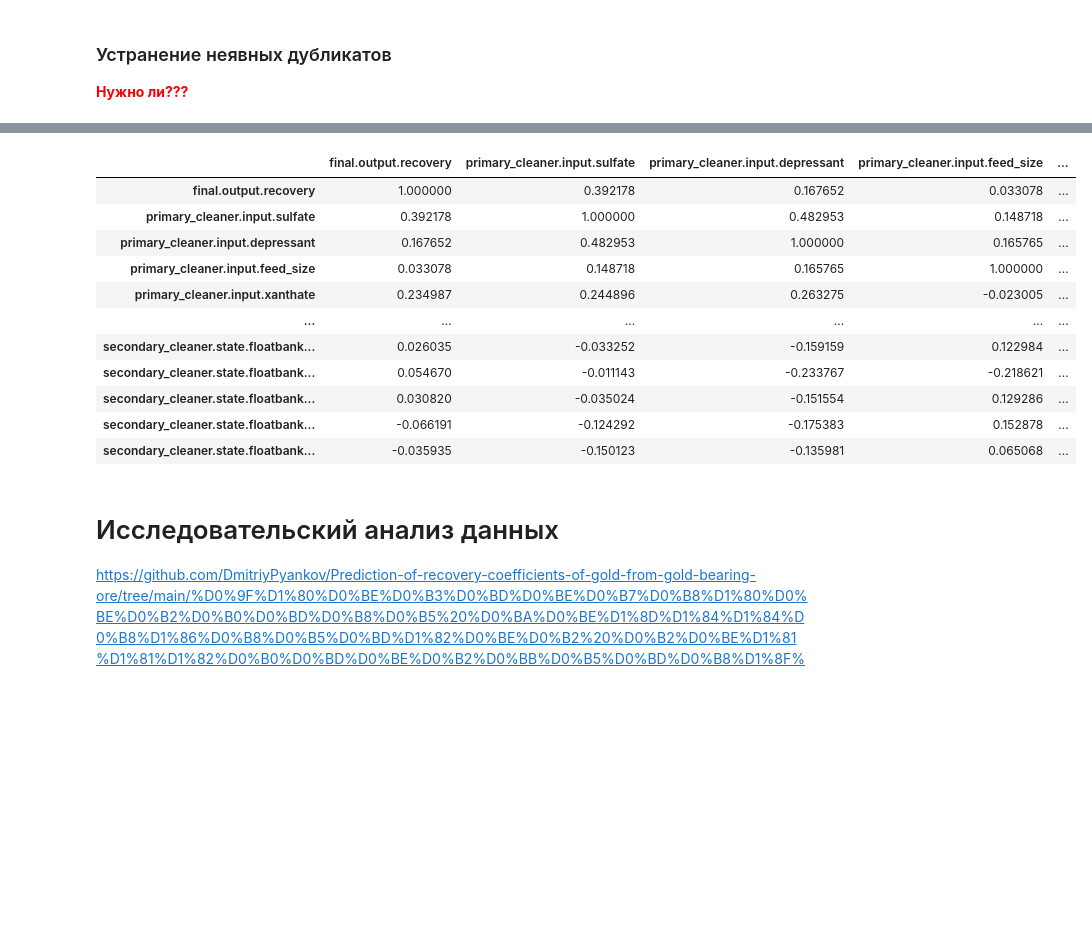
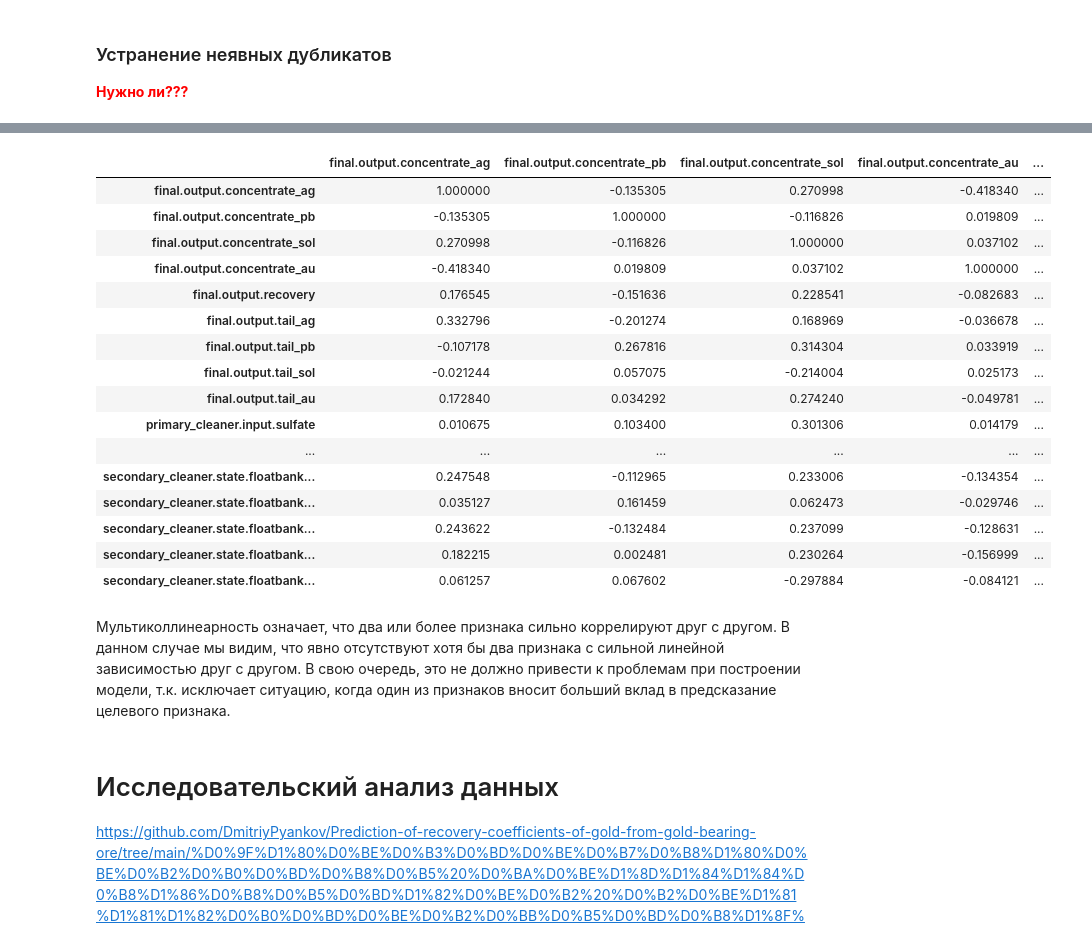
Before and after one commit to trofimovelijah/data-analysis-tools, a Jupyter notebook: 04-recovery_gold_from_ore.ipynb, the cells around one changed output, grey strips where cells are left out. Saved outputs shown, nothing was run; the diff lists cells and outputs as text; code cells hidden in the pictures; blank space fills up the shorter version.

Commit message:
add 04.update metal concentrate

```diff
--- a/04-recovery_gold_from_ore.ipynb
+++ b/04-recovery_gold_from_ore.ipynb
@@ -278,11 +267,11 @@ data_train_clr.shape
 # %%
-fig, axes = plt.subplots(nrows=(len(data_train_clr.columns)-1)//5+1, ncols=5, figsize=(20, 45))
+fig, axes = plt.subplots(nrows=(len(data_train.columns)-1)//7+1, ncols=7, figsize=(20, 45))
 
-for i, column in enumerate(data_train_clr.columns):
+for i, column in enumerate(data_train.columns):
     if column != 'date':
         row = i // axes.shape[1]
         col = i % axes.shape[1]
-        data_train_clr.boxplot(column=column, ax=axes[row, col])
+        data_train.boxplot(column=column, ax=axes[row, col])
 
 plt.tight_layout()
 plt.show()
@@ -301,5 +290,5 @@ plt.show()
 # %% [output]
 [figure]
 # %%
-data_train_clr = data_train_clr[(data_train_clr['final.output.recovery'] > 50) & (data_train_clr['final.output.recovery'] < 88)]
+data_train_clr = data_train[(data_train['final.output.recovery'] > 50) & (data_train['final.output.recovery'] < 88)]
 data_train_clr = data_train_clr[(data_train_clr['rougher.output.recovery'] > 66) & (data_train_clr['rougher.output.recovery'] != 100)]
@@ -305,0 +297,3 @@ data_train_clr = data_train_clr[(data_train_clr['rougher.output.recovery'] > 66)
+# %%
+for column in data_train_clr.columns:
+    data_train_clr = data_train_clr[data_train_clr[column] != 0]
@@ -347,2 +350,3 @@ print(f'Суммарное число пропусков {data_train_clr.isnull(
 # %%
-data_train_clr = data_train_clr.interpolate(method='linear', inplace=False)
+data_train_clr.dropna(subset=['secondary_cleaner.output.tail_sol'], inplace=True)
+data_train_clr.interpolate(method='linear', inplace=True)
@@ -379,20 +391,27 @@ data_test_tar.dropna(inplace=True)
 # %%
-#pd.set_option('display.max_columns', None)
-correlation_matrix = data_train_clr.drop('date', axis=1).corr()
-correlation_matrix
+pd.set_option('display.max_rows', None)
+correlation_matrix_train = data_train_clr.drop('date', axis=1).corr()
+correlation_matrix_train
 # %% [output]
-|  | final.output.recovery | primary_cleaner.input.sulfate | primary_cleaner.input.depressant | primary_cleaner.input.feed_size | ... |
-| final.output.recovery | 1.000000 | 0.392178 | 0.167652 | 0.033078 | ... |
-| primary_cleaner.input.sulfate | 0.392178 | 1.000000 | 0.482953 | 0.148718 | ... |
-| primary_cleaner.input.depressant | 0.167652 | 0.482953 | 1.000000 | 0.165765 | ... |
-| primary_cleaner.input.feed_size | 0.033078 | 0.148718 | 0.165765 | 1.000000 | ... |
-| primary_cleaner.input.xanthate | 0.234987 | 0.244896 | 0.263275 | -0.023005 | ... |
+|  | final.output.concentrate_ag | final.output.concentrate_pb | final.output.concentrate_sol | final.output.concentrate_au | ... |
+| final.output.concentrate_ag | 1.000000 | -0.135305 | 0.270998 | -0.418340 | ... |
+| final.output.concentrate_pb | -0.135305 | 1.000000 | -0.116826 | 0.019809 | ... |
+| final.output.concentrate_sol | 0.270998 | -0.116826 | 1.000000 | 0.037102 | ... |
+| final.output.concentrate_au | -0.418340 | 0.019809 | 0.037102 | 1.000000 | ... |
+| final.output.recovery | 0.176545 | -0.151636 | 0.228541 | -0.082683 | ... |
+| final.output.tail_ag | 0.332796 | -0.201274 | 0.168969 | -0.036678 | ... |
+| final.output.tail_pb | -0.107178 | 0.267816 | 0.314304 | 0.033919 | ... |
+| final.output.tail_sol | -0.021244 | 0.057075 | -0.214004 | 0.025173 | ... |
+| final.output.tail_au | 0.172840 | 0.034292 | 0.274240 | -0.049781 | ... |
+| primary_cleaner.input.sulfate | 0.010675 | 0.103400 | 0.301306 | 0.014179 | ... |
 | ... | ... | ... | ... | ... | ... |
-| secondary_cleaner.state.floatbank... | 0.026035 | -0.033252 | -0.159159 | 0.122984 | ... |
-| secondary_cleaner.state.floatbank... | 0.054670 | -0.011143 | -0.233767 | -0.218621 | ... |
-| secondary_cleaner.state.floatbank... | 0.030820 | -0.035024 | -0.151554 | 0.129286 | ... |
-| secondary_cleaner.state.floatbank... | -0.066191 | -0.124292 | -0.175383 | 0.152878 | ... |
-| secondary_cleaner.state.floatbank... | -0.035935 | -0.150123 | -0.135981 | 0.065068 | ... |
+| secondary_cleaner.state.floatbank... | 0.247548 | -0.112965 | 0.233006 | -0.134354 | ... |
+| secondary_cleaner.state.floatbank... | 0.035127 | 0.161459 | 0.062473 | -0.029746 | ... |
+| secondary_cleaner.state.floatbank... | 0.243622 | -0.132484 | 0.237099 | -0.128631 | ... |
+| secondary_cleaner.state.floatbank... | 0.182215 | 0.002481 | 0.230264 | -0.156999 | ... |
+| secondary_cleaner.state.floatbank... | 0.061257 | 0.067602 | -0.297884 | -0.084121 | ... |
+# %% [markdown]
+Мультиколлинеарность означает, что два или более признака сильно коррелируют друг с другом. В данном случае мы видим, что явно отсутствуют хотя бы два признака с сильной линейной зависимостью друг с другом. В свою очередь, это не должно привести к проблемам при построении модели, т.к. исключает ситуацию, когда один из признаков вносит больший вклад в предсказание целевого признака.
 # %% [markdown]
 # Исследовательский анализ данных
 
```
Also changed, not shown: parts of 23 cells of this notebook.
